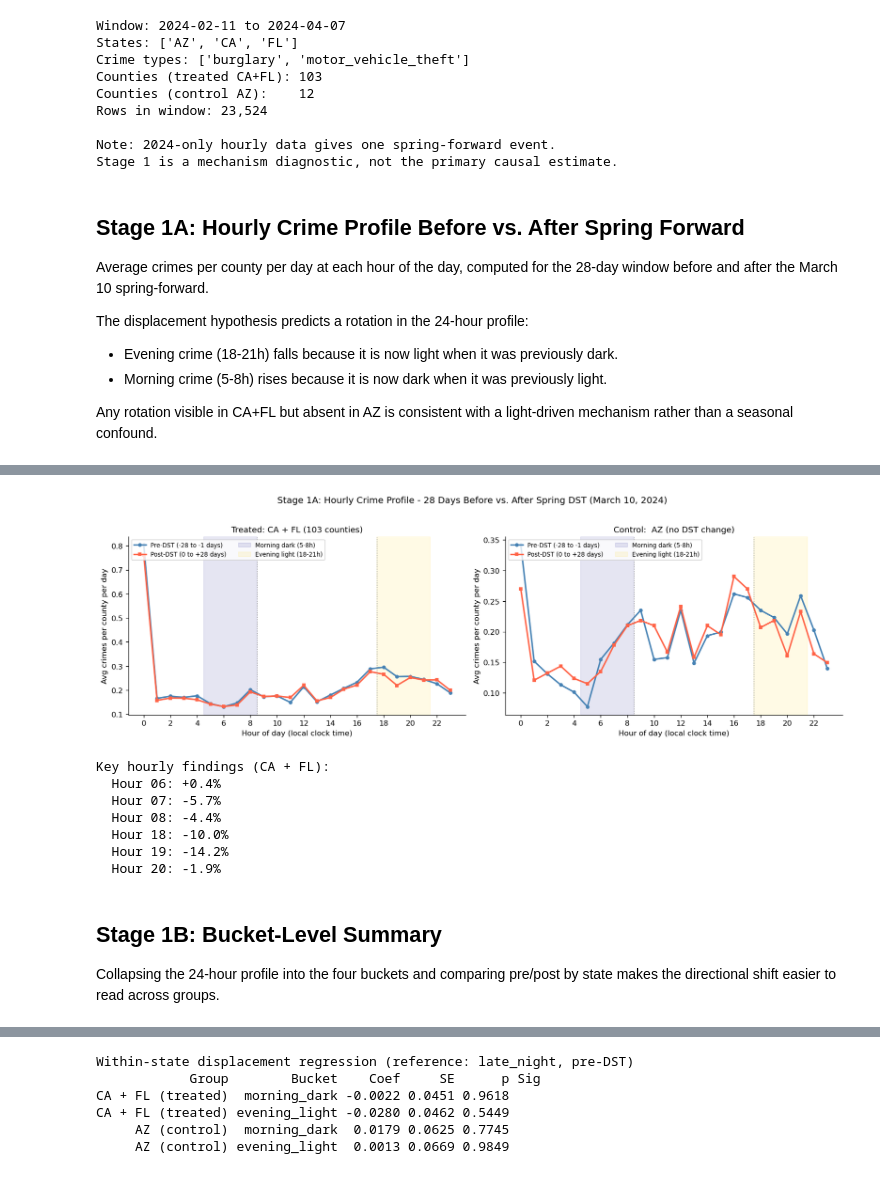
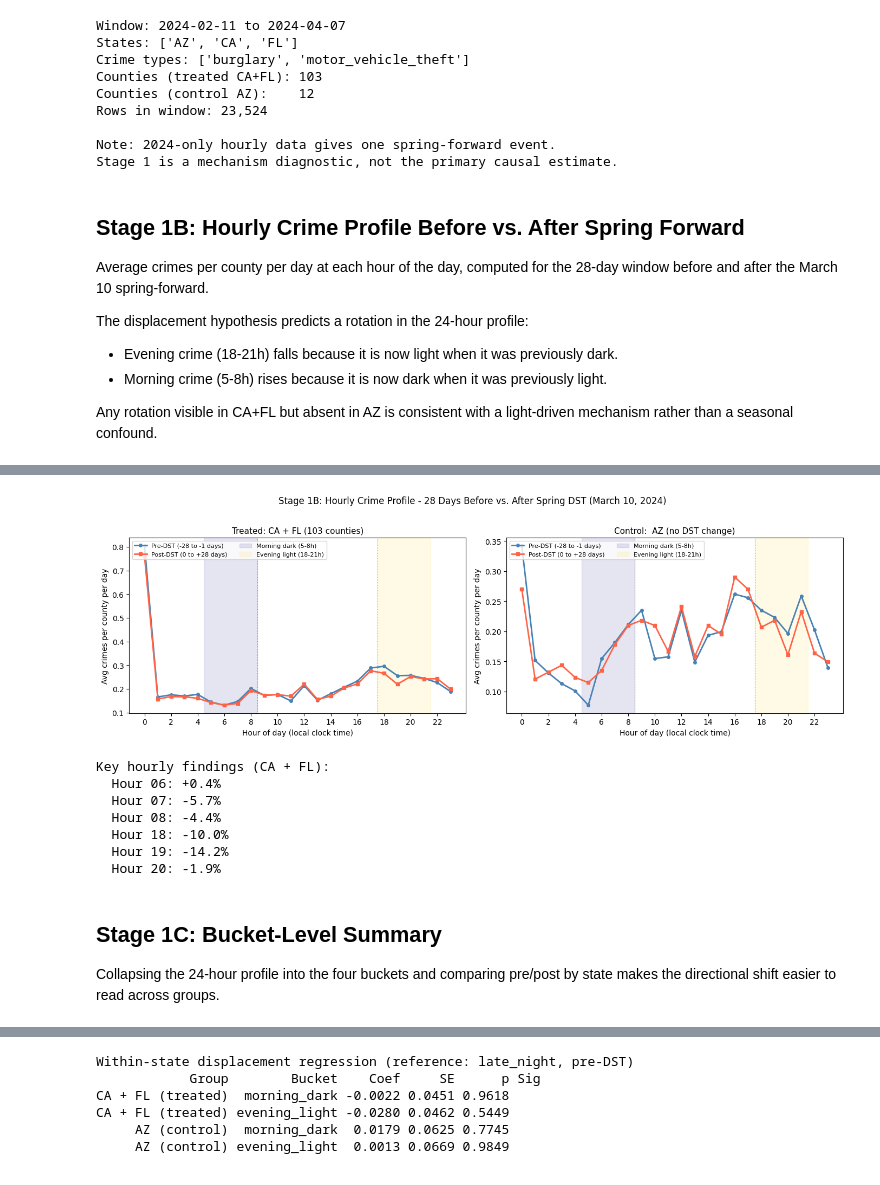
Before and after one commit to shellyycao/IDS701_UDS_Final_Project, a Jupyter notebook: notebooks/dst_crime_analysis.ipynb, the cells around one changed output, grey strips where cells are left out. Drawn from its saved outputs; the diff is of its cells as text; code cells hidden in the pictures.

```diff
--- a/notebooks/dst_crime_analysis.ipynb
+++ b/notebooks/dst_crime_analysis.ipynb
@@ -118,7 +241,7 @@ Rows in window: 23,524
 Note: 2024-only hourly data gives one spring-forward event.
 Stage 1 is a mechanism diagnostic, not the primary causal estimate.
 # %% [markdown]
-## Stage 1A: Hourly Crime Profile Before vs. After Spring Forward
+## Stage 1B: Hourly Crime Profile Before vs. After Spring Forward
 
 Average crimes per county per day at each hour of the day, computed for the 28-day
 window before and after the March 10 spring-forward.
@@ -187,35 +310,35 @@ fig, axes = plt.subplots(1, 2, figsize=(14, 4.5), sharey=False)
 
 for ax, (label, prof) in zip(axes,
         [('Treated: CA + FL (103 counties)', prof_tr),
          ('Control:  AZ (no DST change)', prof_az)]):
     ax.plot(hours, prof['pre'].values,  color='steelblue', lw=2,
             marker='o', ms=4, label='Pre-DST (-28 to -1 days)')
     ax.plot(hours, prof['post'].values, color='tomato',    lw=2,
             marker='s', ms=4, label='Post-DST (0 to +28 days)')
     ax.axvspan(4.5,  8.5, alpha=0.10, color='navy', label='Morning dark (5-8h)')
     ax.axvspan(17.5, 21.5, alpha=0.10, color='gold', label='Evening light (18-21h)')
     ax.axvline(x=8.5,  color='gray', ls=':', lw=0.8)
     ax.axvline(x=17.5, color='gray', ls=':', lw=0.8)
     ax.set_title(label, fontsize=11)
     ax.set_xlabel('Hour of day (local clock time)')
     ax.set_ylabel('Avg crimes per county per day')
     ax.set_xticks(range(0, 24, 2))
     ax.legend(fontsize=8, ncol=2, loc='upper left')
 
 fig.suptitle(
-    'Stage 1A: Hourly Crime Profile - 28 Days Before vs. After Spring DST (March 10, 2024)',
+    'Stage 1B: Hourly Crime Profile - 28 Days Before vs. After Spring DST (March 10, 2024)',
     fontsize=12, y=1.02
 )
 plt.tight_layout()
 plt.show()
 
 # ── Key findings printed ──────────────────────────────────────────────────
 print('Key hourly findings (CA + FL):')
 for h in [6, 7, 8, 18, 19, 20]:
     r = prof_tr.loc[h]
     print(f'  Hour {h:02d}: {r.pct:+.1f}%')
 # %% [output]
-[figure, old version]
+[figure, new version]
 Key hourly findings (CA + FL):
   Hour 06: +0.4%
   Hour 07: -5.7%
@@ -224,7 +347,7 @@ Key hourly findings (CA + FL):
   Hour 19: -14.2%
   Hour 20: -1.9%
 # %% [markdown]
-## Stage 1B: Bucket-Level Summary
+## Stage 1C: Bucket-Level Summary
 
 Collapsing the 24-hour profile into the four buckets and comparing pre/post by state
 makes the directional shift easier to read across groups.
```
Also changed, not shown: parts of 11 cells of this notebook, 19 other files.
